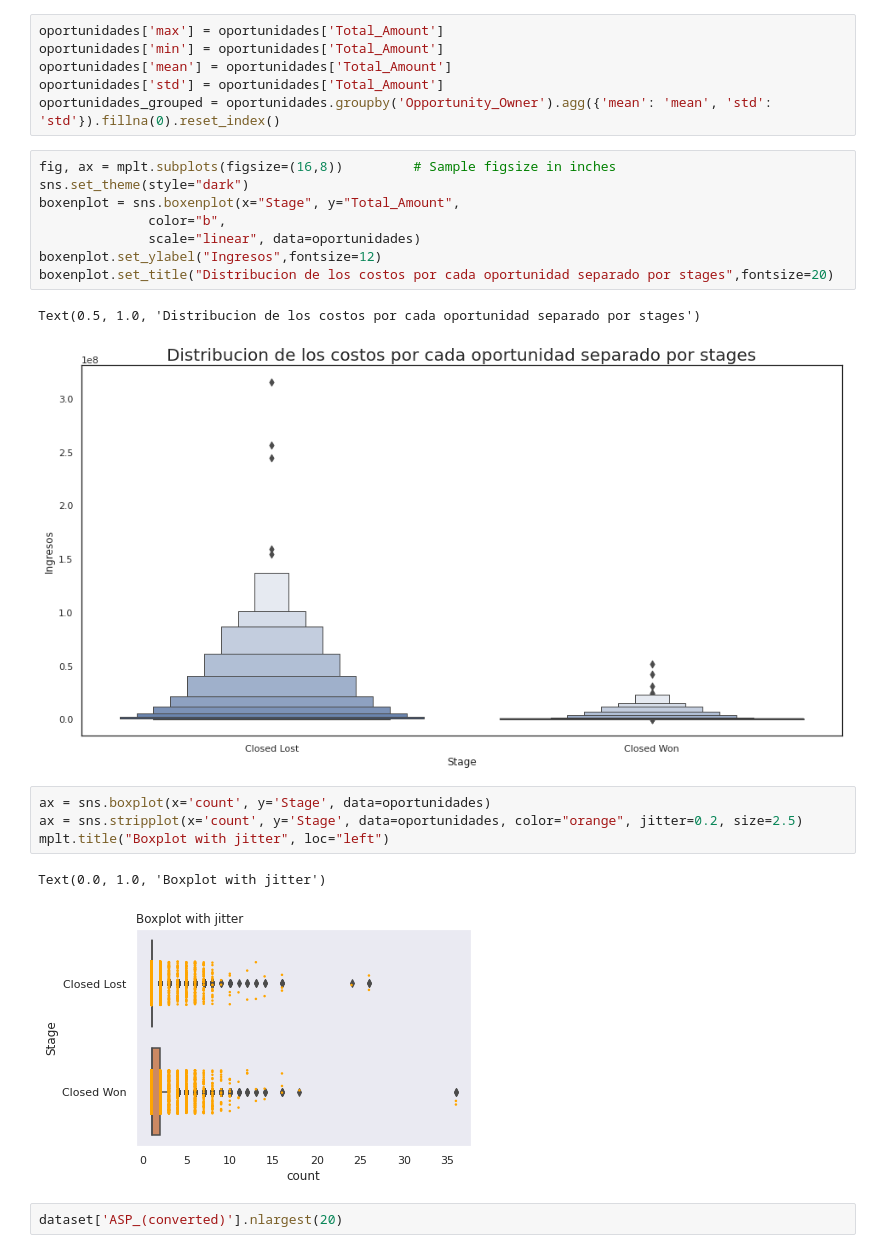
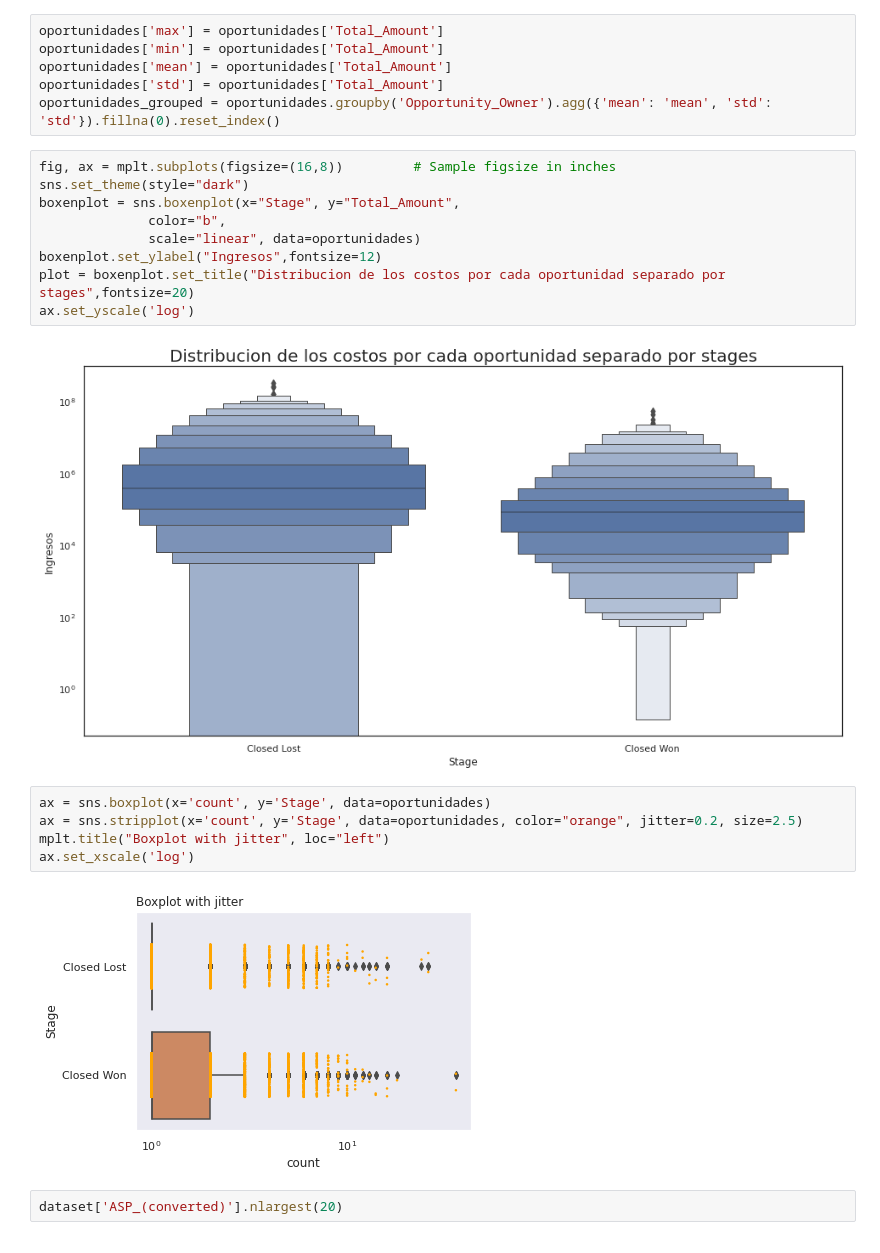
Before and after one commit to nazar9318/datos-TP1-Pandas-2c2020, a Jupyter notebook: notebooks/notebook_Lucas.ipynb, the cells around one changed output. Cells and saved outputs as stored; diff of their text form.

```diff
--- a/notebooks/notebook_Lucas.ipynb
+++ b/notebooks/notebook_Lucas.ipynb
@@ -1536,21 +1560,21 @@ oportunidades_grouped = oportunidades.groupby('Opportunity_Owner').agg({'mean':
 # %%
 fig, ax = mplt.subplots(figsize=(16,8))         # Sample figsize in inches
 sns.set_theme(style="dark")
 boxenplot = sns.boxenplot(x="Stage", y="Total_Amount",
               color="b",
               scale="linear", data=oportunidades)
 boxenplot.set_ylabel("Ingresos",fontsize=12)
-boxenplot.set_title("Distribucion de los costos por cada oportunidad separado por stages",fontsize=20)
+plot = boxenplot.set_title("Distribucion de los costos por cada oportunidad separado por stages",fontsize=20)
+ax.set_yscale('log')
 # %% [output]
-Text(0.5, 1.0, 'Distribucion de los costos por cada oportunidad separado por stages')
-[figure, old version]
+[figure, new version]
 # %%
 ax = sns.boxplot(x='count', y='Stage', data=oportunidades)
 ax = sns.stripplot(x='count', y='Stage', data=oportunidades, color="orange", jitter=0.2, size=2.5)
 mplt.title("Boxplot with jitter", loc="left")
+ax.set_xscale('log')
 # %% [output]
-Text(0.0, 1.0, 'Boxplot with jitter')
-[figure, old version]
+[figure, new version]
 # %%
 dataset['ASP_(converted)'].nlargest(20)
 # %% [output]
```
Also changed, not shown: parts of 34 cells of this notebook.
